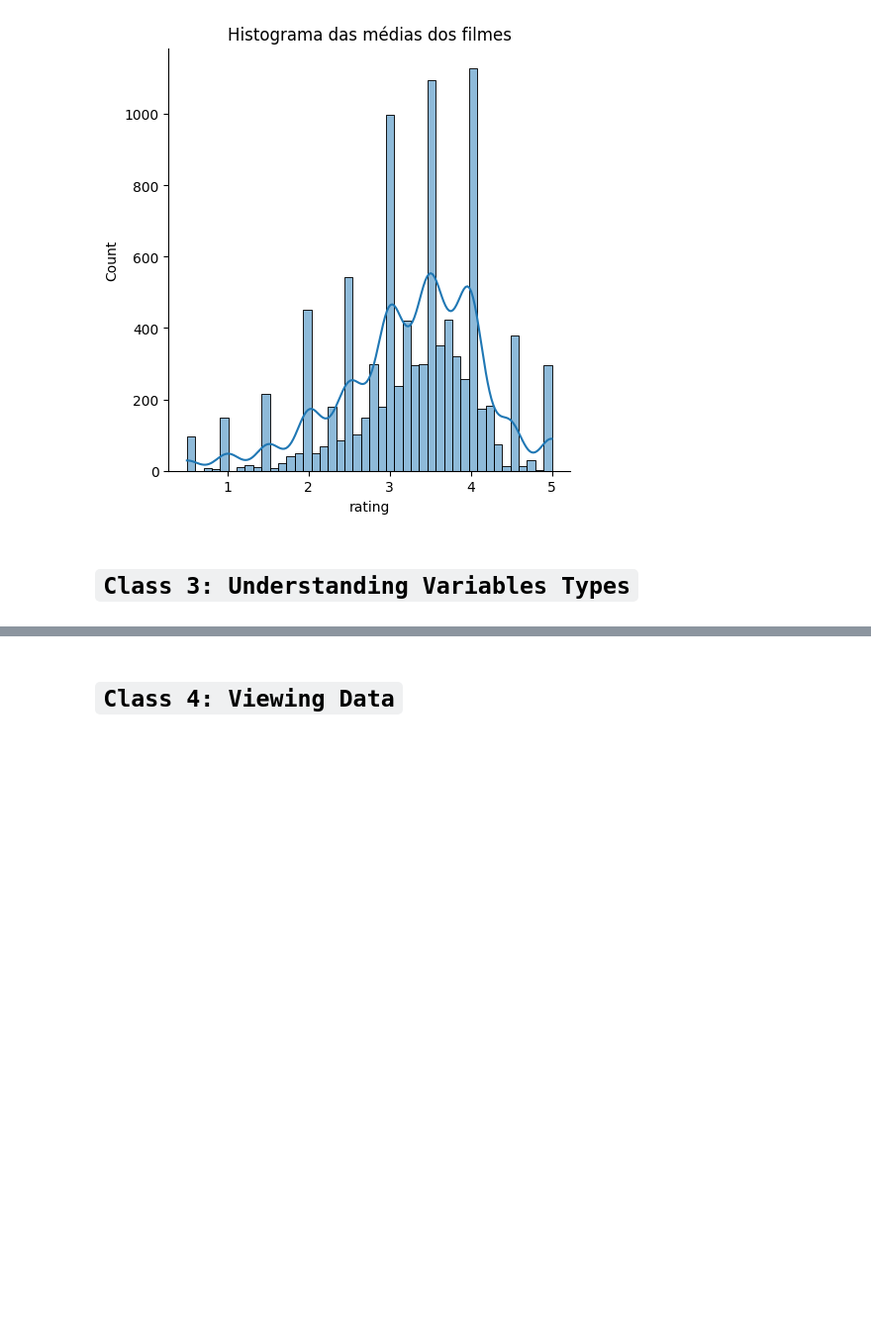
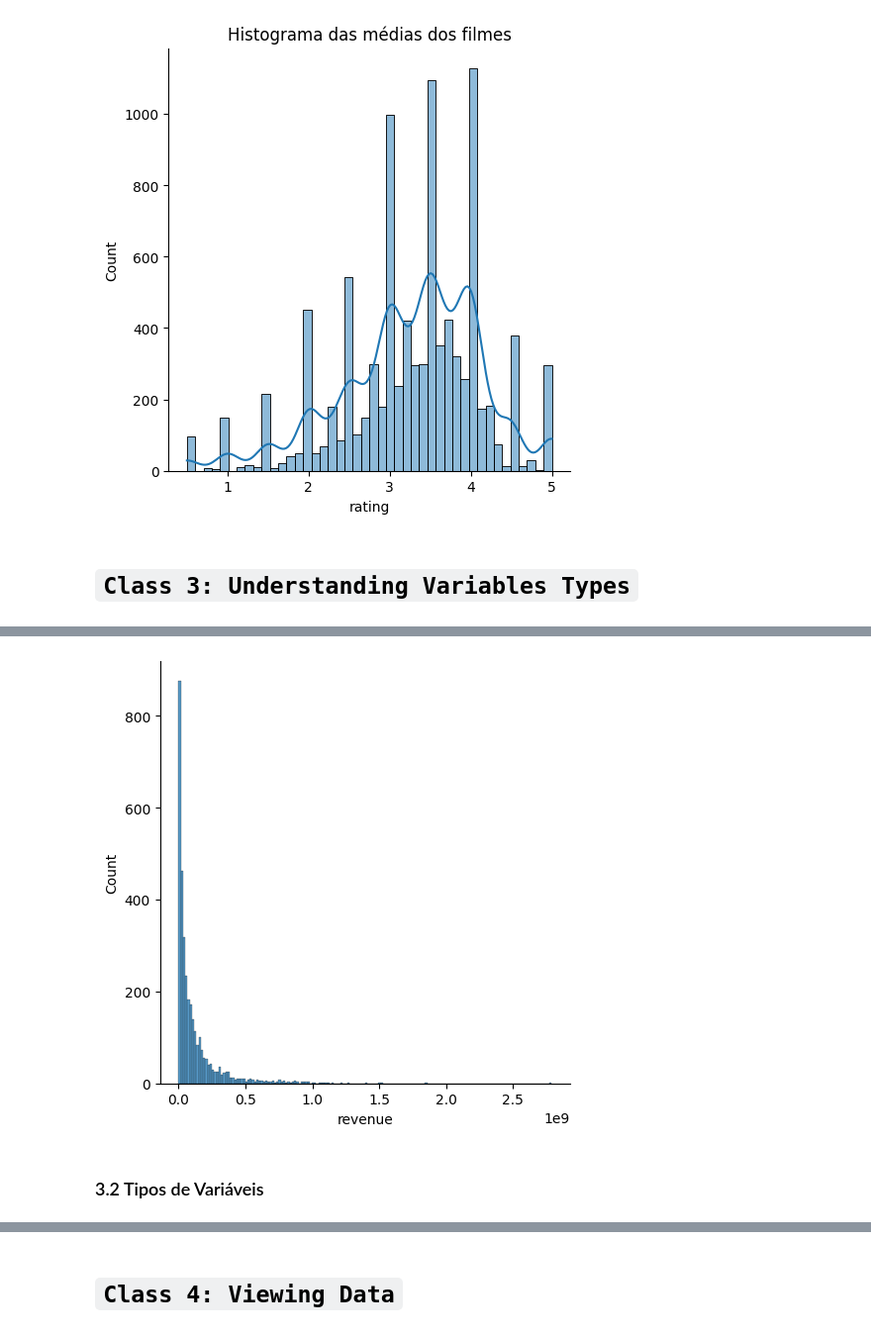
Before and after one commit to KaelDucatti/estudos-ds, a Jupyter notebook: data_science/explorando_analisando_dados/classes.ipynb, the cells around one changed output, grey strips where cells are left out. Shown at 99% size. Cells and saved outputs as stored; diff of their text form; code cells hidden in the pictures; blank space fills up the shorter version.

```diff
--- a/data_science/explorando_analisando_dados/classes.ipynb
+++ b/data_science/explorando_analisando_dados/classes.ipynb
@@ -177,0 +226,11 @@ Text(0.5, 1.0, 'Histograma das médias dos filmes')
+# %%
+# Tratando os dados e tirando todos aquels que tem "revenue" == 0
+com_faturamento = df_3.query("revenue > 0")
+
+# plotando as informações que filtramos
+sns.displot(com_faturamento["revenue"])
+plt.show()
+# %% [output]
+[figure, added]
+# %% [markdown]
+### 3.2 Tipos de Variáveis
```
Also changed, not shown: parts of 6 cells of this notebook, 1 other file.
